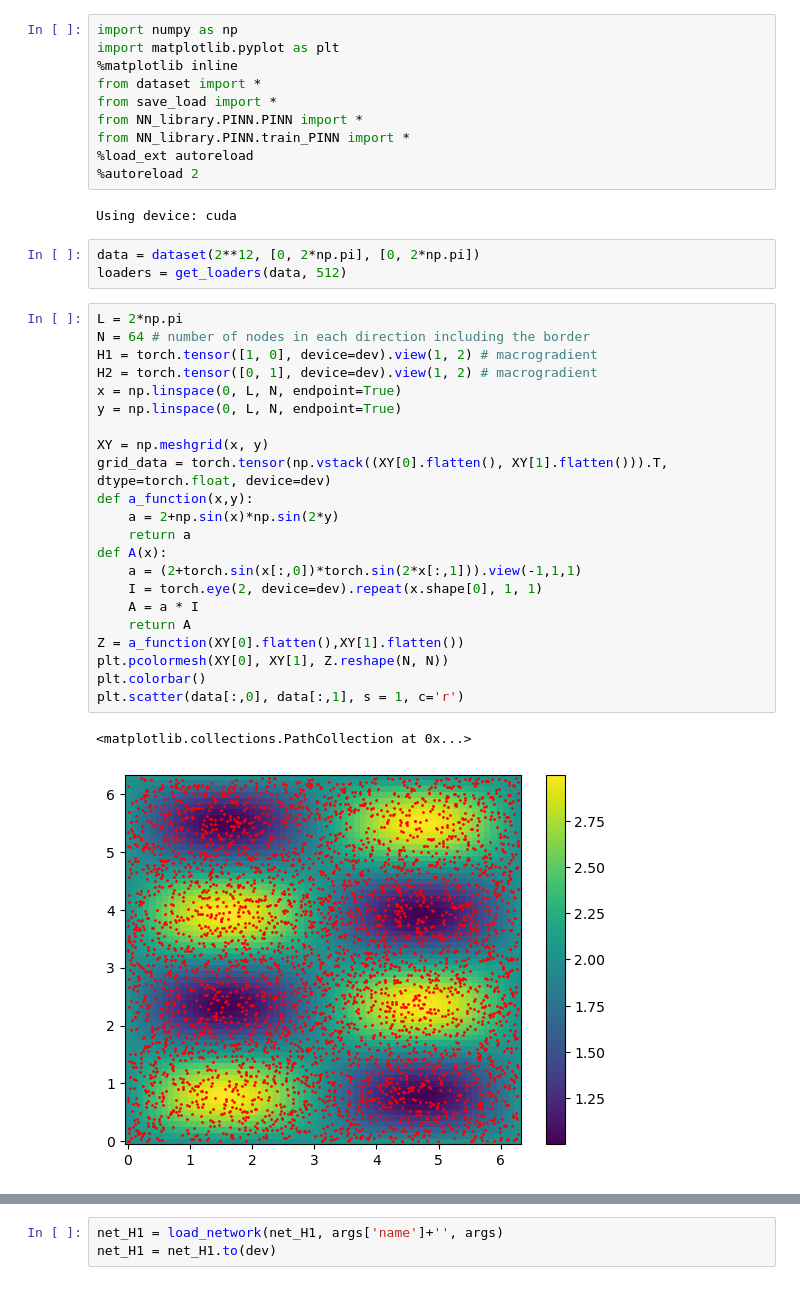
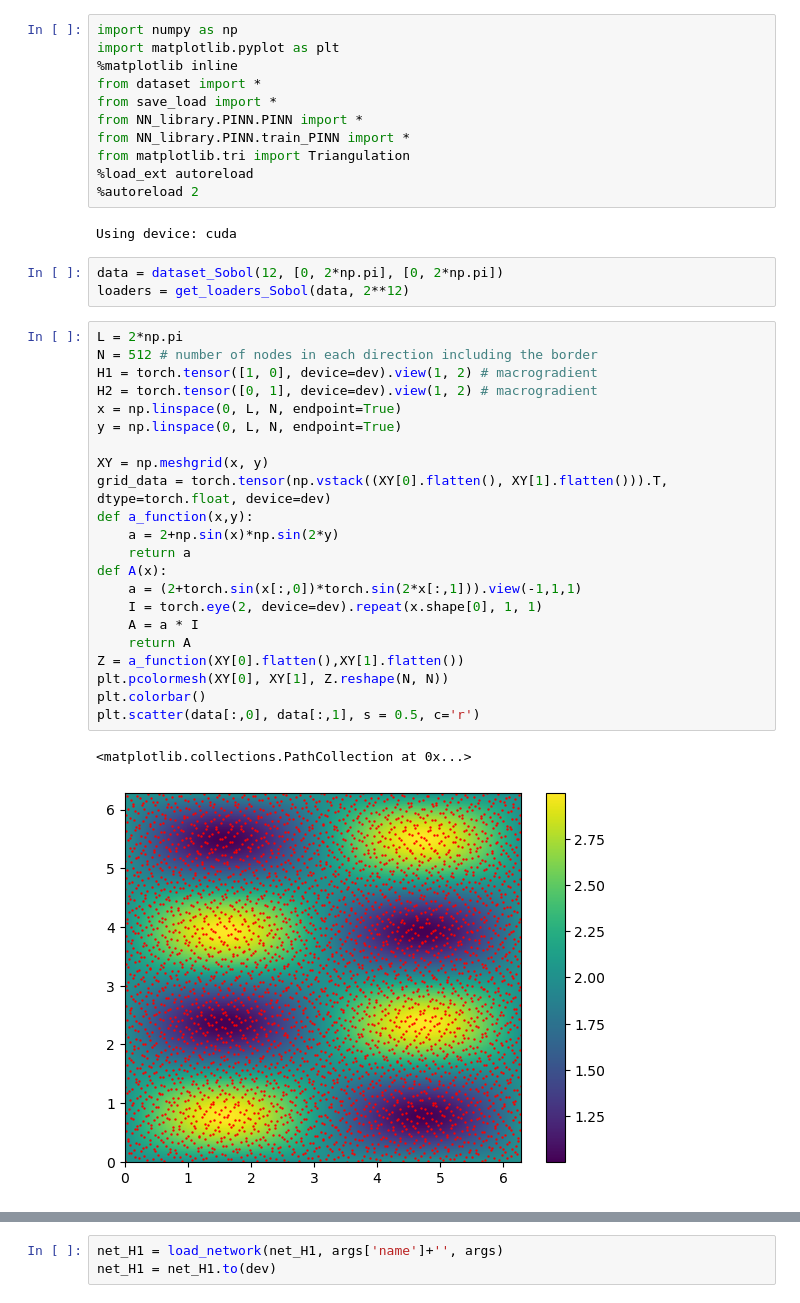
Before and after one commit to LiyaGaynutdinova/Homogenization-VPINN, a Jupyter notebook: train_PINN sin.ipynb, the cells around one changed output, grey strips where cells are left out. Saved outputs shown, nothing was run; the diff lists cells and outputs as text.

Commit message:
add Sobol sampling

```diff
--- a/train_PINN sin.ipynb
+++ b/train_PINN sin.ipynb
@@ -6,36 +6,37 @@ from dataset import *
 from save_load import *
 from NN_library.PINN.PINN import *
 from NN_library.PINN.train_PINN import *
+from matplotlib.tri import Triangulation
 %load_ext autoreload
 %autoreload 2
 # %% [output]
 Using device: cuda
 # %%
-data = dataset(2**12, [0, 2*np.pi], [0, 2*np.pi])
-loaders = get_loaders(data, 512)
+data = dataset_Sobol(12, [0, 2*np.pi], [0, 2*np.pi])
+loaders = get_loaders_Sobol(data, 2**12)
 # %%
 L = 2*np.pi
-N = 64 # number of nodes in each direction including the border
+N = 512 # number of nodes in each direction including the border
 H1 = torch.tensor([1, 0], device=dev).view(1, 2) # macrogradient
 H2 = torch.tensor([0, 1], device=dev).view(1, 2) # macrogradient
 x = np.linspace(0, L, N, endpoint=True)
 y = np.linspace(0, L, N, endpoint=True)
 
 XY = np.meshgrid(x, y)
 grid_data = torch.tensor(np.vstack((XY[0].flatten(), XY[1].flatten())).T, dtype=torch.float, device=dev)
 def a_function(x,y):
     a = 2+np.sin(x)*np.sin(2*y)
     return a
 def A(x):
     a = (2+torch.sin(x[:,0])*torch.sin(2*x[:,1])).view(-1,1,1)
     I = torch.eye(2, device=dev).repeat(x.shape[0], 1, 1)
     A = a * I
     return A
 Z = a_function(XY[0].flatten(),XY[1].flatten())
 plt.pcolormesh(XY[0], XY[1], Z.reshape(N, N))
 plt.colorbar()
-plt.scatter(data[:,0], data[:,1], s = 1, c='r')
+plt.scatter(data[:,0], data[:,1], s = 0.5, c='r')
 # %% [output]
 <matplotlib.collections.PathCollection at 0x...>
-[figure, old version]
+[figure, new version]
 # %%
```
Also changed, not shown: parts of 15 cells of this notebook, 41 other files.
